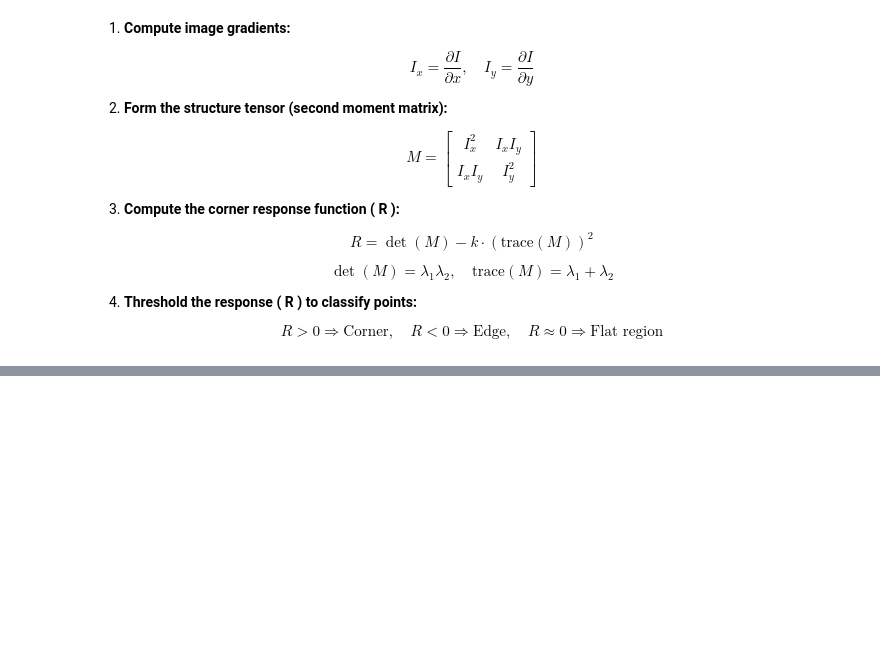
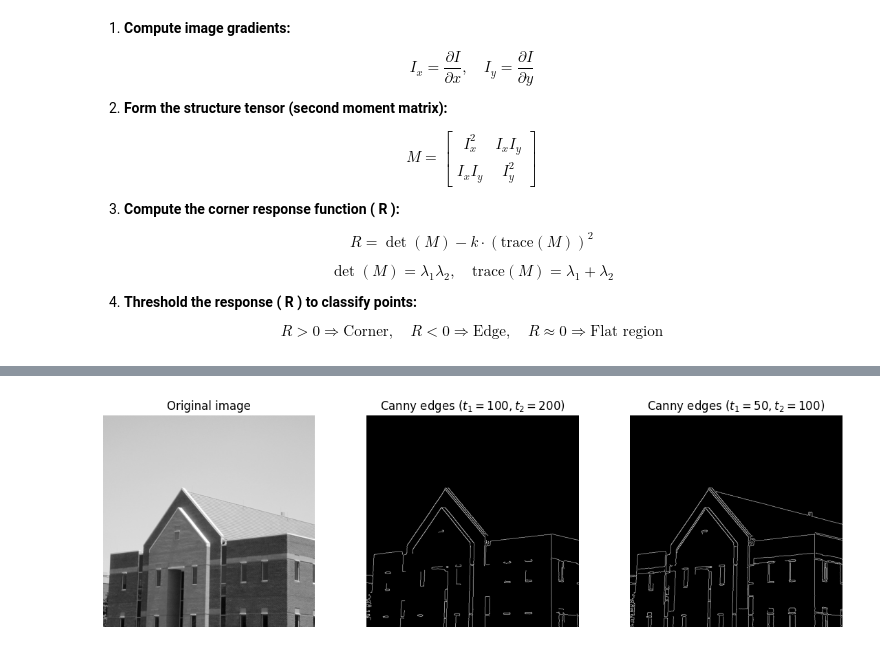
Before and after one commit to dilansenuruk/Image-Processing, a Jupyter notebook: Edges_Corners_and_Blobs.ipynb, the cells around one changed output, grey strips where cells are left out. Cells and saved outputs as stored; diff of their text form; code cells hidden in the pictures; blank space fills up the shorter version.

```diff
--- a/Edges_Corners_and_Blobs.ipynb
+++ b/Edges_Corners_and_Blobs.ipynb
@@ -145,0 +242,23 @@ img_y = cv.filter2D(img, -1, horizontal_sobel_kernal)
+# %%
+gray_image = cv.cvtColor(img, cv.COLOR_BGR2GRAY)
+
+# applying gaussian blur to reduce noise
+blurred_img = cv.GaussianBlur(gray_image, (5, 5), 1.4)
+
+# using OpenCVs existing Canny edge detection function for detecting edges
+edges_img1 = cv.Canny(blurred_img, threshold1=100, threshold2=200)
+edges_img2 = cv.Canny(blurred_img, threshold1=50, threshold2=100)
+
+fig, ax = plt.subplots(1, 3, figsize=(14, 4))
+ax[0].imshow(img_gray, cmap='gray')
+ax[0].set_title('Original image')
+ax[0].axis('off')
+ax[1].imshow(edges_img1, cmap='gray')
+ax[1].set_title('Canny edges ($t_1=100, t_2=200$)')
+ax[1].axis('off')
+ax[2].imshow(edges_img2, cmap='gray')
+ax[2].set_title('Canny edges ($t_1=50, t_2=100$)')
+ax[2].axis('off')
+plt.show()
+# %% [output]
+[figure, added]
```
Also changed, not shown: parts of 5 cells of this notebook.
